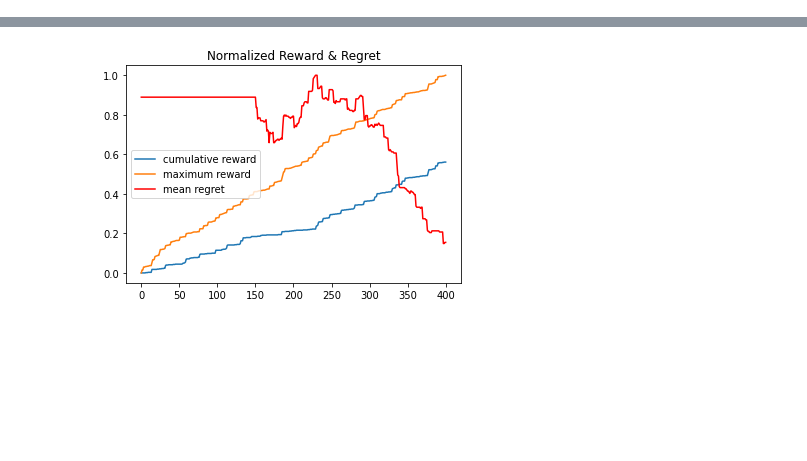
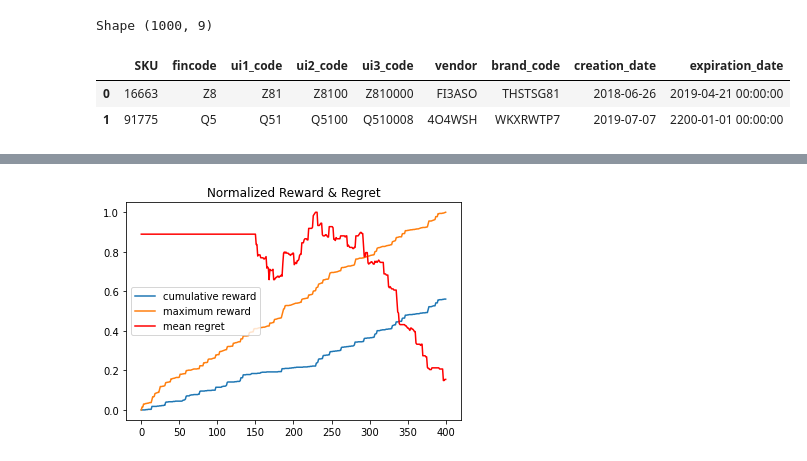
Before and after one commit to ILDAR9/advanced_ml, a Jupyter notebook: dynamic_price/notebooks/final_project.ipynb, the cells around one changed output, grey strips where cells are left out. Cells and saved outputs as stored; diff of their text form; code cells hidden in the pictures; blank space fills up the shorter version.

```diff
--- a/dynamic_price/notebooks/final_project.ipynb
+++ b/dynamic_price/notebooks/final_project.ipynb
@@ -99,0 +59,7 @@ class Bandit:
+# %%
+dfsku = read_df("sku_dict_sample_1000.csv")
+# %% [output]
+Shape (1000, 9)
+|  | SKU | fincode | ui1_code | ui2_code | ui3_code | vendor | brand_code | creation_date | expiration_date |
+| 0 | 16663 | Z8 | Z81 | Z8100 | Z810000 | FI3ASO | THSTSG81 | 2018-06-26 | 2019-04-21 00:00:00 |
+| 1 | 91775 | Q5 | Q51 | Q5100 | Q510008 | 4O4WSH | WKXRWTP7 | 2019-07-07 | 2200-01-01 00:00:00 |
```
Also changed, not shown: parts of 52 cells of this notebook, 13 other files.
